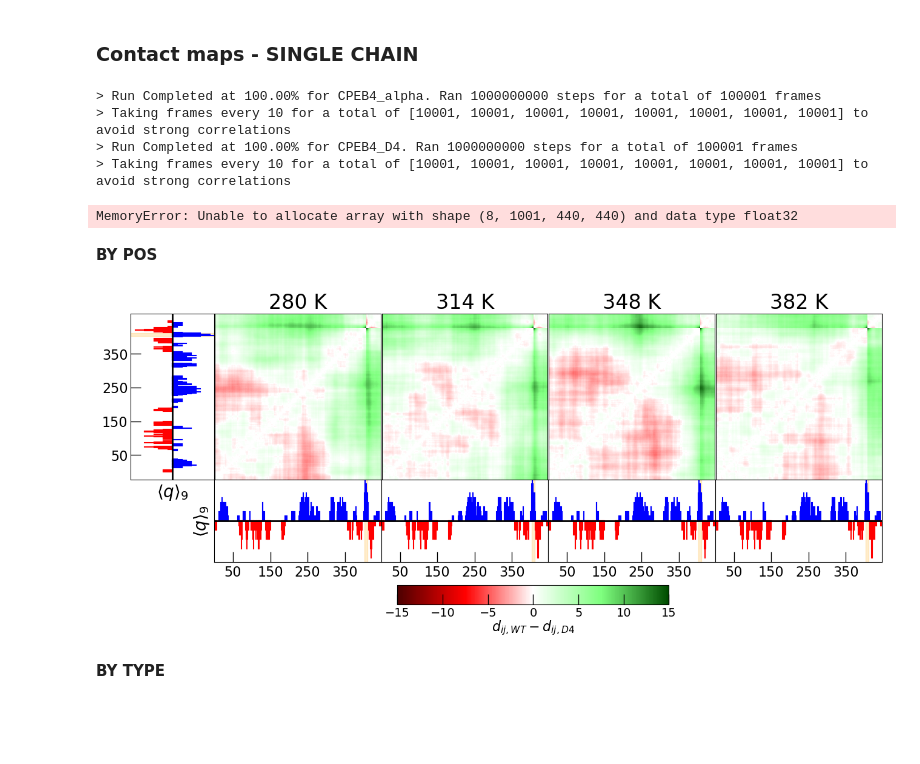
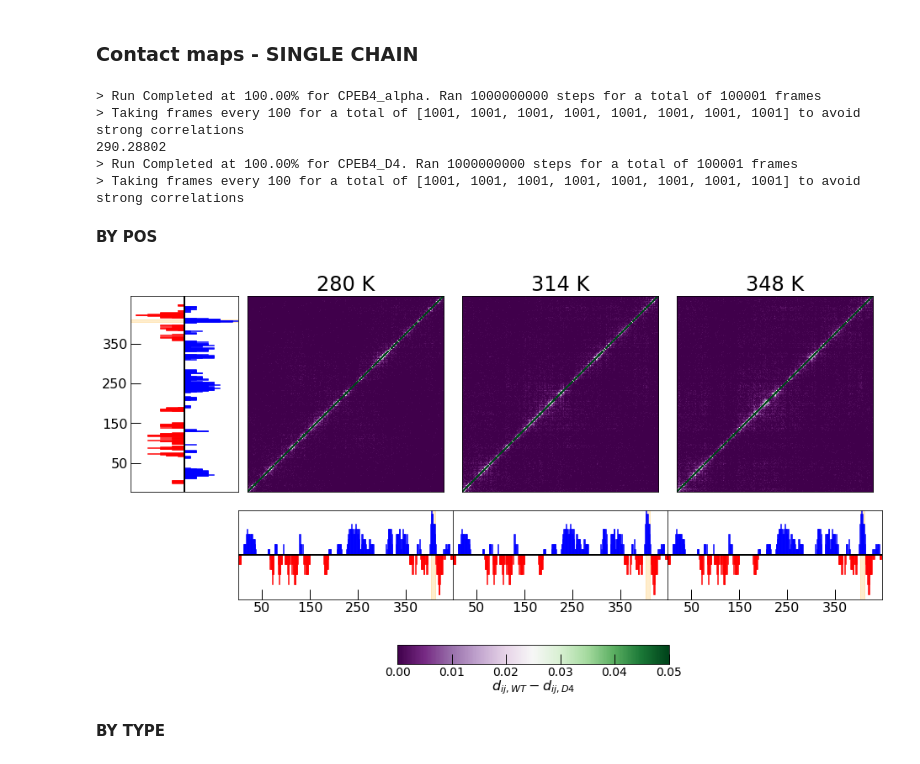
Before and after one commit to avillacrosa/MD, a Jupyter notebook: notebooks/FINAL DATA/10. Contacts.ipynb, the cells around one changed output. Drawn from its saved outputs; the diff is of its cells as text; code cells hidden in the pictures; blank space fills up the shorter version.

```diff
--- a/notebooks/FINAL DATA/10. Contacts.ipynb
+++ b/notebooks/FINAL DATA/10. Contacts.ipynb
@@ -40,32 +40,28 @@ wt_d4_lines = [Line2D([0], [0], color=C_W),
 ### Contact maps - SINGLE CHAIN
 # %%
 # 1.0
-wt_1 = lmp.LMP(md_dir='/home/adria/data/real_final/HPS-T/0.8/WT', low_mem=True)
-for t in range(len(wt_1.temperatures)):
-    wt_1.structures[t]=wt_1.structures[t][::10]
-wt_cmaps = wt_1.intra_distance_map(normed=False)
+wt_1 = lmp.LMP(md_dir='/home/adria/data/real_final/HPS-T/0.8/WT', low_mem=True, every=100)
+print(wt_1.structures[0].xyz.max())
+wt_cmaps = wt_1.intra_distance_map(normed=False, contacts=True).mean(axis=1)
 
-d4_1 = lmp.LMP(md_dir='/home/adria/data/real_final/HPS-T/0.8/D4', low_mem=True)
-for t in range(len(d4_1.temperatures)):
-    d4_1.structures[t]=d4_1.structures[t][::10]
-d4_cmaps = d4_1.intra_distance_map(normed=False)
+d4_1 = lmp.LMP(md_dir='/home/adria/data/real_final/HPS-T/0.8/D4', low_mem=True, every=100)
+d4_cmaps = d4_1.intra_distance_map(normed=False, contacts=True).mean(axis=1)
 # %% [output]
 > Run Completed at 100.00% for CPEB4_alpha. Ran 1000000000 steps for a total of 100001 frames
-> Taking frames every 10 for a total of [10001, 10001, 10001, 10001, 10001, 10001, 10001, 10001] to avoid strong correlations
+> Taking frames every 100 for a total of [1001, 1001, 1001, 1001, 1001, 1001, 1001, 1001] to avoid strong correlations
+290.28802
 > Run Completed at 100.00% for CPEB4_D4. Ran 1000000000 steps for a total of 100001 frames
-> Taking frames every 10 for a total of [10001, 10001, 10001, 10001, 10001, 10001, 10001, 10001] to avoid strong correlations
+> Taking frames every 100 for a total of [1001, 1001, 1001, 1001, 1001, 1001, 1001, 1001] to avoid strong correlations
-MemoryError: Unable to allocate array with shape (8, 1001, 440, 440) and data type float32
 # %% [markdown]
 **BY POS**
 # %%
 # from matplotlib import cm
 from matplotlib.colors import ListedColormap, LinearSegmentedColormap
 
-
 fig = plt.figure(figsize=(16, 16))
 
-grid = plt.GridSpec(9, 9, wspace=0., hspace=0.)
-viridis = cm.get_cmap('viridis', 256)
+grid = plt.GridSpec(7, 7, wspace=0., hspace=0.2)
+viridis = plt.get_cmap('viridis', 256)
 ds = viridis(np.linspace(0, 1, 256))
 
 ds[:]=0
@@ -85,13 +81,13 @@ ds[192:256,0]=np.linspace(1,0.3,64)
 ds = np.flip(ds,axis=0)
 newcmp = ListedColormap(ds)
 
-
-for i, t in enumerate([0,2,4,6]):
-    ax = plt.subplot(grid[:2, (i*2+1):((i+1)*2+1)])
-    s = wt_cmaps
+for i, t in enumerate([0,2,4]):
+    ax = plt.subplot(grid[:2, (t+1):(t+3)])
+    s = wt_cmaps.copy()
     s = np.delete(s, np.arange(402, 410), axis=2)
     s = np.delete(s, np.arange(402, 410), axis=1)
-    img = ax.imshow(s[t,:,:]-d4_cmaps[t,:,:], vmin=-15, cmap=newcmp, vmax=15)
+#     img = ax.imshow(s[t,:,:]-d4_cmaps[t,:,:], vmin=-10, cmap='PRGn', vmax=10)
+    img = ax.imshow(d4_cmaps[t,:,:], cmap='PRGn', vmax=0.05)
     ax.set_title(f"{wt_1.temperatures[t]:.0f} K")
     ax.invert_yaxis()
     ax.set_xticks([])
@@ -108,8 +104,8 @@ with open('/home/adria/scripts/data/sequences/12D_CPEB4_D4.seq') as d12:
 with open('/home/adria/scripts/data/sequences/7D_CPEB4.seq') as d7:
     d7_seq = d7.readlines()[0]
 
-for i, j in enumerate([0,2,4,6]):
-    ax = plt.subplot(grid[2:3, (i*2+1):((i+1)*2+1)])
+for i, j in enumerate([0,2,4]):
+    ax = plt.subplot(grid[2:3, (j+1):(j+3)])
     for i,p in enumerate(plus):
         if p!=0.:
             ax.axvline(i,0.5,p+0.5, color='blue')
@@ -119,39 +115,38 @@ for i, j in enumerate([0,2,4,6]):
     ax.axvspan(403,411, alpha=0.2, color='orange')
     ax.axhline(0, color='black', lw=2)
     ax.set_ylim(-0.6, 0.6)
     ax.set_xlim(-5,450)
     ax.set_xlim(0,448)
 #     ax.set_xlabel("")
 #     ax.set_xlabel("Residue", fontsize=16)
     ax.set_yticks([])
     ax.set_xticks([50,150,250,350])
     ax.tick_params(axis='both', which='major', labelsize=16)
 
 ax = plt.subplot(grid[:2, :1])
 for i,p in enumerate(plus):
     if p!=0.:
         ax.axhline(i,0.5,p+0.5, color='blue')
 for i,p in enumerate(minus):
     if p!=0.:
         ax.axhline(i,0.5,p+0.5, color='red')
 ax.axhspan(403,411, alpha=0.2, color='orange')
 ax.axvline(0.5, color='black', lw=2)
 # ax.set_ylabel("Residue", fontsize=16)
 ax.set_yticks([50,150,250,350])
 ax.tick_params(axis='both', which='major', labelsize=16)
 ax.set_xticks([])
 
-plt.subplot(grid[2:3, 1:3]).set_ylabel("$\langle q⟩_9$")
-plt.subplot(grid[:2, :1]).set_xlabel("$\langle q⟩_9$")
-# plt.tight_layout()
+# plt.subplot(grid[2:3, 1:3]).set_ylabel("$\langle q⟩_9$")
+# plt.subplot(grid[:2, :1]).set_xlabel("$\langle q⟩_9$")
+fig.tight_layout()
 
-# fig.subplots_adjust(right=0.81)
-cbar_ax = fig.add_axes([0.4, 0.58, 0.28, 0.02])
+cbar_ax = fig.add_axes([0.4, 0.50, 0.28, 0.02])
 cbar = fig.colorbar(img, cax=cbar_ax, orientation='horizontal')
 cbar.ax.tick_params(labelsize=14)
 cbar.set_label('$d_{ij, WT}-d_{ij, D4}$', rotation=0, fontsize=16, labelpad=0)
 # %% [output]
-[figure, old version]
+[figure, new version]
 # %% [markdown]
 **BY TYPE**
 # %%
```
Also changed, not shown: parts of 1 cell of this notebook, 29 other files.
